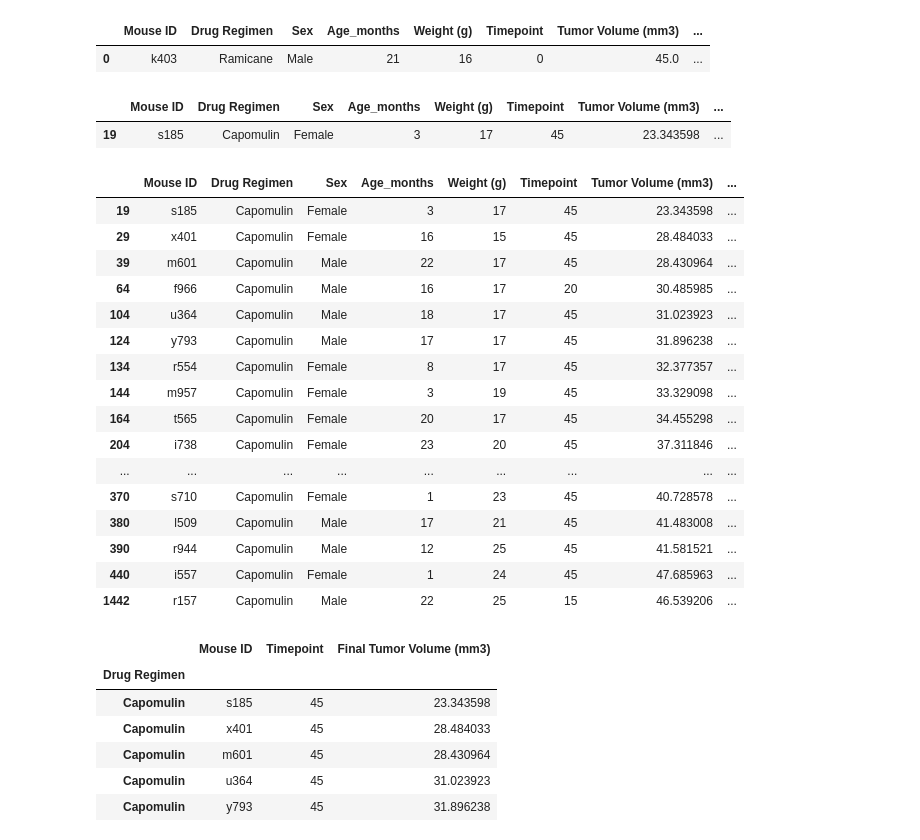
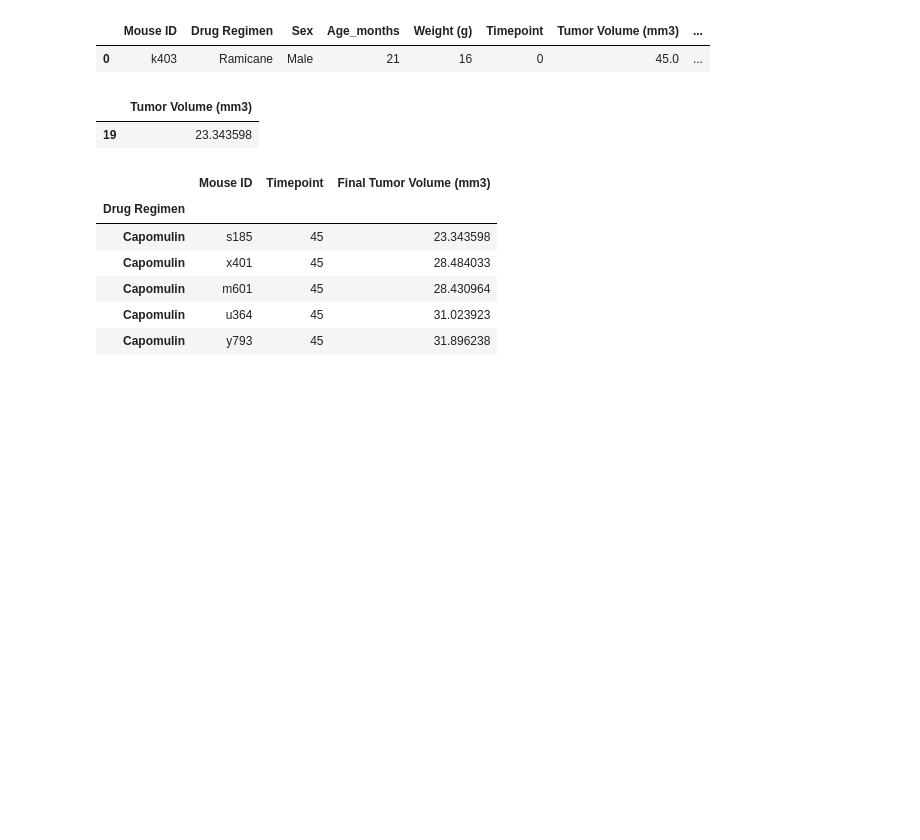
Before and after one commit to cwolf1424/Matplotlib_Challenge, a Jupyter notebook: Starter_Code/Pymaceuticals/pymaceuticals_starter.ipynb, the cells around one changed output. Drawn from its saved outputs; the diff is of its cells as text; code cells hidden in the pictures; blank space fills up the shorter version.

Commit message:
Gather tumor_vol_data

```diff
--- a/Starter_Code/Pymaceuticals/pymaceuticals_starter.ipynb
+++ b/Starter_Code/Pymaceuticals/pymaceuticals_starter.ipynb
@@ -284,32 +288,14 @@ tumor_vol_data= []
 # %%
-Capomulin_final_tumor_volumes = new_cln_merged_results_df.loc[(new_cln_merged_results_df["Drug Regimen"] == "Capomulin"), :]
-Capomulin_final_tumor_volumes = Capomulin_final_tumor_volumes.loc[(Capomulin_final_tumor_volumes["Timepoint"] == Capomulin_final_tumor_volumes["Final Timepoint"]),:]
-Capomulin_final_tumor_volumes.head(1)
+#Capomulin_final_tumor_volumes = new_cln_merged_results_df.loc[(new_cln_merged_results_df["Drug Regimen"] == "Capomulin"), :]
+#Capomulin_final_tumor_volumes = Capomulin_final_tumor_volumes.loc[(Capomulin_final_tumor_volumes["Timepoint"] == Capomulin_final_tumor_volumes["Final Timepoint"]),:]
+#Capomulin_final_tumor_volumes.head(1)
-# %% [output]
-|  | Mouse ID | Drug Regimen | Sex | Age_months | Weight (g) | Timepoint | Tumor Volume (mm3) | ... |
-| 19 | s185 | Capomulin | Female | 3 | 17 | 45 | 23.343598 | ... |
 # %%
 Capomulin_final_tumor_volumes = new_cln_merged_results_df.loc[(new_cln_merged_results_df["Drug Regimen"] == "Capomulin") &
-(Capomulin_final_tumor_volumes["Timepoint"] == Capomulin_final_tumor_volumes["Final Timepoint"]), :]
-Capomulin_final_tumor_volumes
+(new_cln_merged_results_df["Timepoint"] == new_cln_merged_results_df["Final Timepoint"]), ["Tumor Volume (mm3)"]]
+Capomulin_final_tumor_volumes.head(1)
 # %% [output]
-|  | Mouse ID | Drug Regimen | Sex | Age_months | Weight (g) | Timepoint | Tumor Volume (mm3) | ... |
-| 19 | s185 | Capomulin | Female | 3 | 17 | 45 | 23.343598 | ... |
-| 29 | x401 | Capomulin | Female | 16 | 15 | 45 | 28.484033 | ... |
-| 39 | m601 | Capomulin | Male | 22 | 17 | 45 | 28.430964 | ... |
-| 64 | f966 | Capomulin | Male | 16 | 17 | 20 | 30.485985 | ... |
-| 104 | u364 | Capomulin | Male | 18 | 17 | 45 | 31.023923 | ... |
-| 124 | y793 | Capomulin | Male | 17 | 17 | 45 | 31.896238 | ... |
-| 134 | r554 | Capomulin | Female | 8 | 17 | 45 | 32.377357 | ... |
-| 144 | m957 | Capomulin | Female | 3 | 19 | 45 | 33.329098 | ... |
-| 164 | t565 | Capomulin | Female | 20 | 17 | 45 | 34.455298 | ... |
-| 204 | i738 | Capomulin | Female | 23 | 20 | 45 | 37.311846 | ... |
-| ... | ... | ... | ... | ... | ... | ... | ... | ... |
-| 370 | s710 | Capomulin | Female | 1 | 23 | 45 | 40.728578 | ... |
-| 380 | l509 | Capomulin | Male | 17 | 21 | 45 | 41.483008 | ... |
-| 390 | r944 | Capomulin | Male | 12 | 25 | 45 | 41.581521 | ... |
-| 440 | i557 | Capomulin | Female | 1 | 24 | 45 | 47.685963 | ... |
-| 1442 | r157 | Capomulin | Male | 22 | 25 | 15 | 46.539206 | ... |
+|  | Tumor Volume (mm3) |
+| 19 | 23.343598 |
 # %%
 # Create dataframe of final tumor volume for mine in Capomulin, Ramicane, Infubinol, and Ceftamin regimens
 # Change index for use of loc
```
Also changed, not shown: parts of 1 cell of this notebook.
